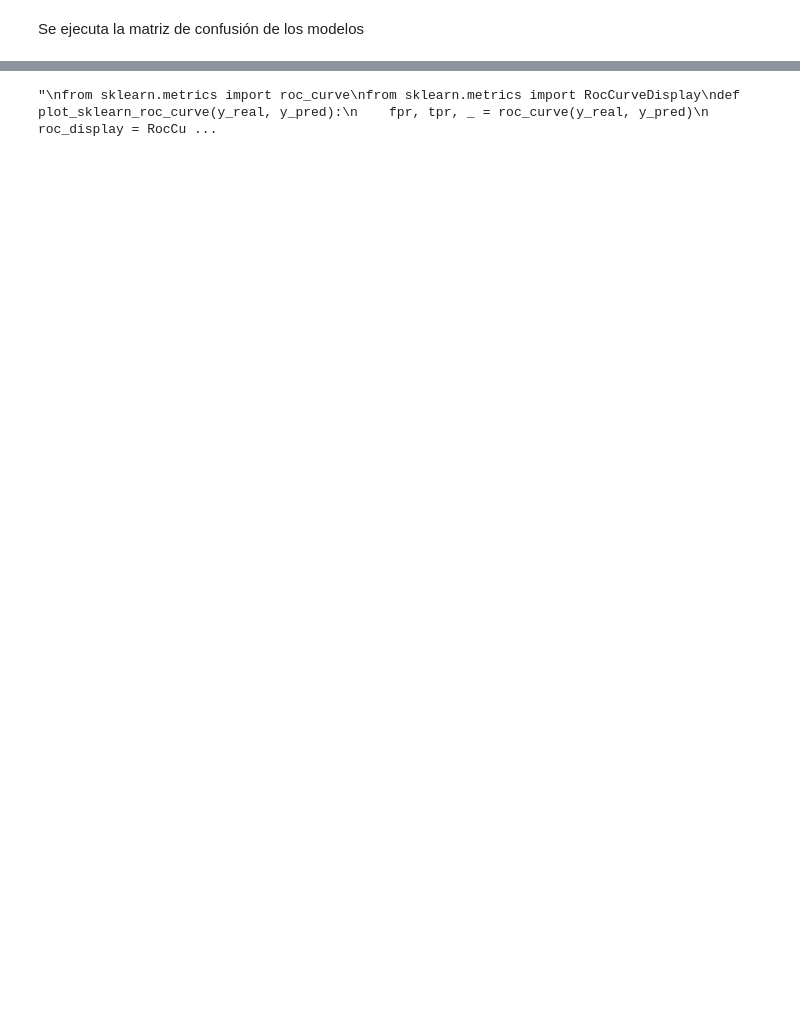
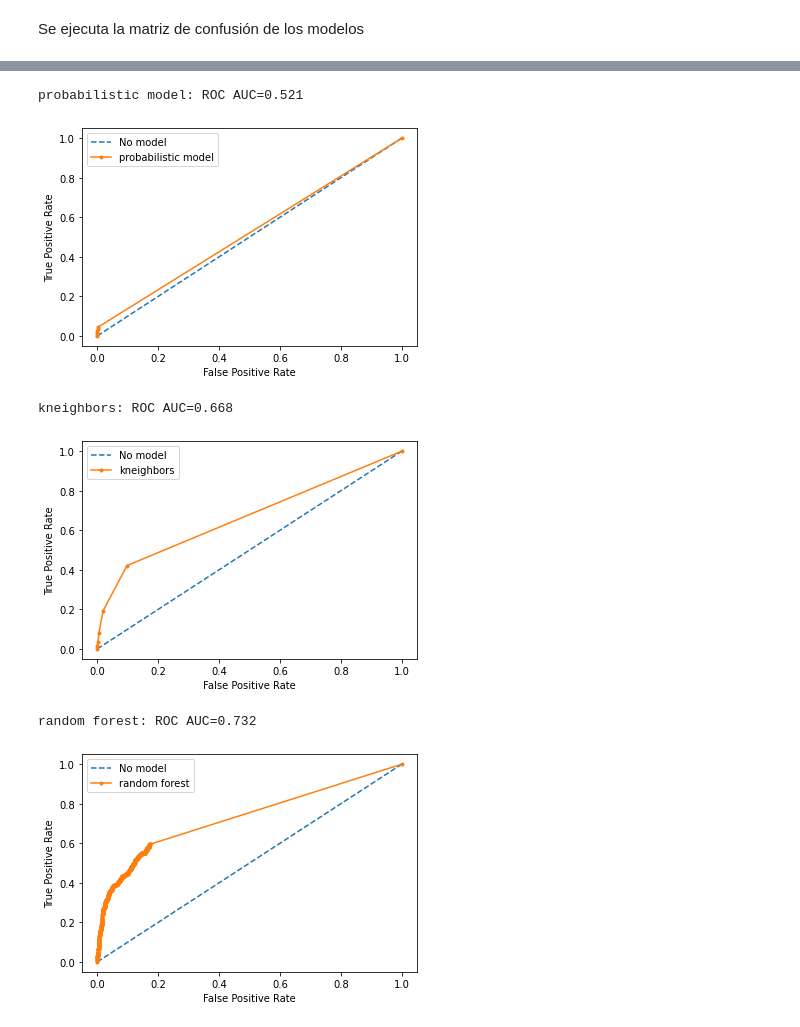
Before and after one commit to josedelarosa82/taxi-prediction-model, a Jupyter notebook: Proyecto_predicción_servicio_taxi_consolidado.ipynb, the cells around one changed output, grey strips where cells are left out. Drawn from its saved outputs; the diff is of its cells as text; code cells hidden in the pictures; blank space fills up the shorter version.

```diff
--- a/Proyecto_predicción_servicio_taxi_consolidado.ipynb
+++ b/Proyecto_predicción_servicio_taxi_consolidado.ipynb
@@ -830,18 +848,40 @@ pd.DataFrame(models_array, columns =['MODEL','PRECISION','RECALL','F1','TN','TP'
-# %%
-'''
-from sklearn.metrics import roc_curve
-from sklearn.metrics import RocCurveDisplay
-def plot_sklearn_roc_curve(y_real, y_pred):
-    fpr, tpr, _ = roc_curve(y_real, y_pred)
-    roc_display = RocCurveDisplay(fpr=fpr, tpr=tpr).plot()
-    roc_display.figure_.set_size_inches(5,5)
-    plt.plot([0, 1], [0, 1], color = 'g')
-
-arr_models = []
-for model in report_models:
-
-    # Plots the ROC curve using the sklearn methods - Good plot
-    plot_sklearn_roc_curve(model[2],  model[3])
-'''
-# %% [output]
-"\nfrom sklearn.metrics import roc_curve\nfrom sklearn.metrics import RocCurveDisplay\ndef plot_sklearn_roc_curve(y_real, y_pred):\n    fpr, tpr, _ = roc_curve(y_real, y_pred)\n    roc_display = RocCu ...
+# %%
+#Función para validar si contiene todos los datos en 0
+def existAllZero(arr):
+    for value in arr:
+        if value != 0:
+            return True
+    return False
+# %%
+#Se muestra la curva ROC de los modelos
+for roc in roc_curve_arr:
+    if(existAllZero(roc[1])):
+        ns_probs = [0 for _ in range(len(roc[1]))]
+        # calculate scores
+        ns_auc = roc_auc_score(roc[1], ns_probs)
+        lr_auc = roc_auc_score(roc[1], roc[2])
+        # summarize scores
+
+        print(f'{modelName(roc[0])}: ROC AUC=%.3f' % (lr_auc))
+        # calculate roc curves
+        ns_fpr, ns_tpr, _ = roc_curve(roc[1], ns_probs)
+        lr_fpr, lr_tpr, _ = roc_curve(roc[1], roc[2])
+        # plot the roc curve for the model
+        pyplot.plot(ns_fpr, ns_tpr, linestyle='--', label='No model')
+        pyplot.plot(lr_fpr, lr_tpr, marker='.', label=modelName(roc[0]))
+        # axis labels
+        pyplot.xlabel('False Positive Rate')
+        pyplot.ylabel('True Positive Rate')
+        # show the legend
+        pyplot.legend()
+        # show the plot
+        pyplot.show()
+    else:
+        print(f"El modelo {modelName(roc[0])} no tiene valores para mostrar")
+# %% [output]
+probabilistic model: ROC AUC=0.521
+[figure, added]
+kneighbors: ROC AUC=0.668
+[figure, added]
+random forest: ROC AUC=0.732
+[figure, added]
```
Also changed, not shown: parts of 6 cells of this notebook.
